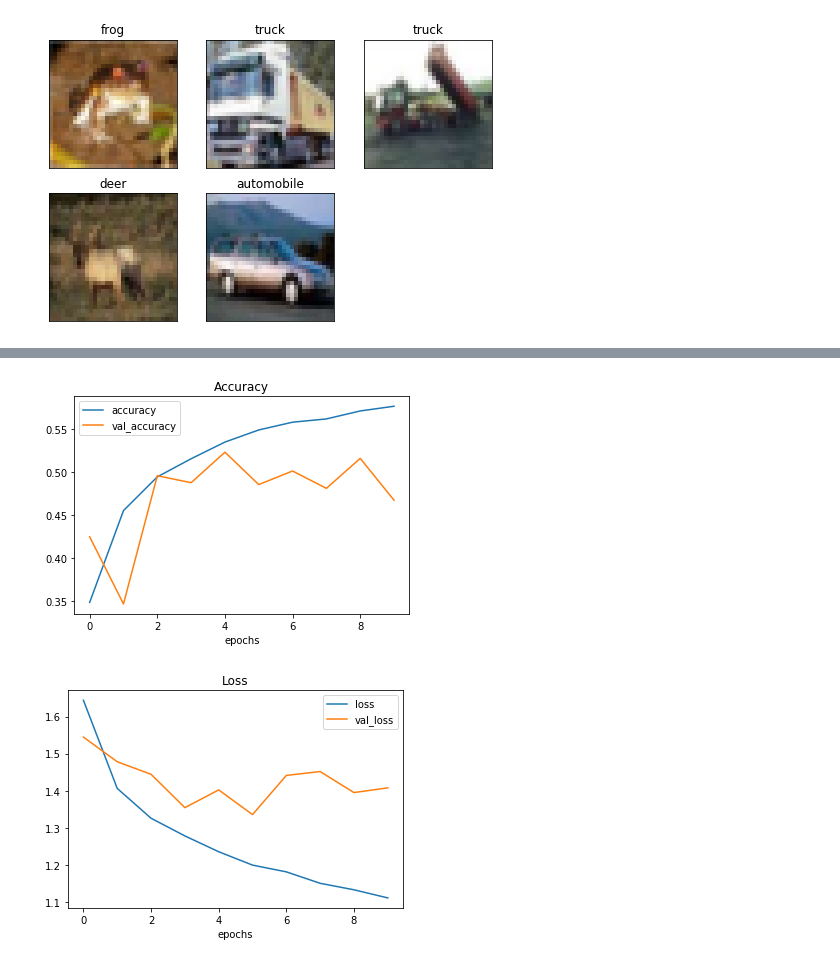
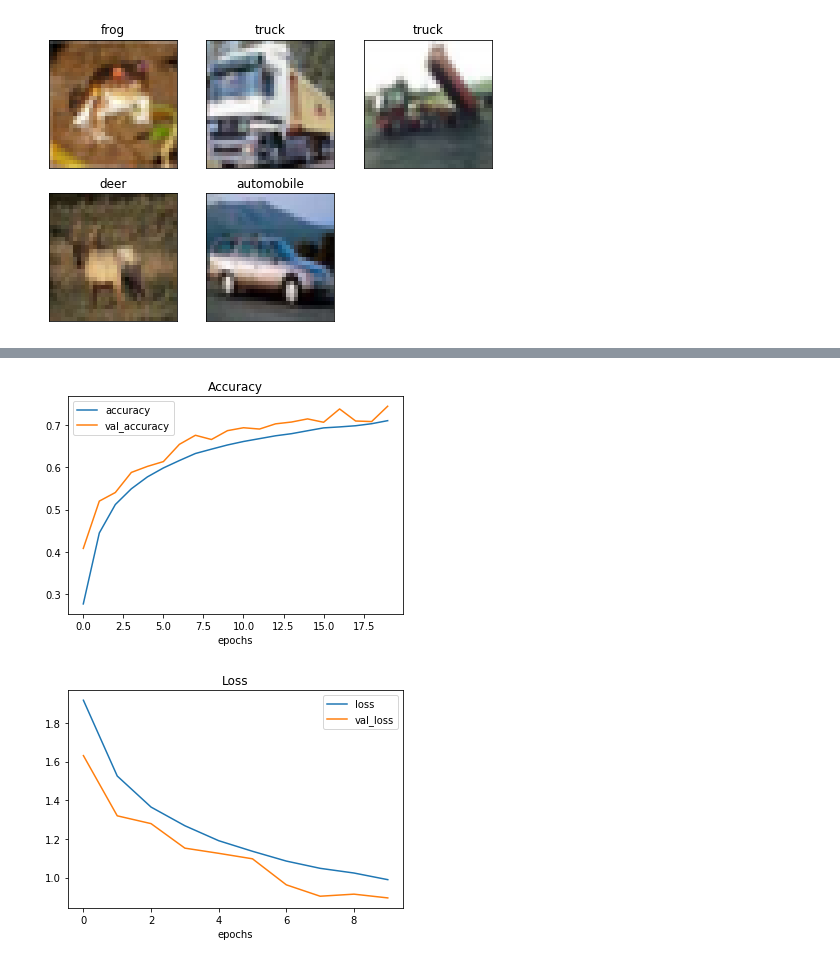
Before and after one commit to GustavLundberg/cifar, a Jupyter notebook: cifar.ipynb, the cells around one changed output, grey strips where cells are left out. Drawn from its saved outputs; the diff is of its cells as text; code cells hidden in the pictures.

Commit message:
Added accuracy and alignment of the printing during training

```diff
--- a/cifar.ipynb
+++ b/cifar.ipynb
@@ -89,24 +89,24 @@ test_images = test_images / 255
 # %%
 model = models.Sequential()
 
-model.add(layers.Conv2D(32, (3, 3), input_shape = (32, 32, 3), activation = 'relu'))#, data_format='channels_last'))
+model.add(layers.Conv2D(64, (3, 3), input_shape = (32, 32, 3), activation = 'relu'))#, data_format='channels_last'))
 model.add(layers.Dropout(rate = 0.5))
 
-#model.add(layers.BatchNormalization())
-model.add(layers.Conv2D(32, (3, 3), activation = 'relu'))
-#model.add(layers.Dropout(rate = 0.5))
+model.add(layers.Conv2D(64, (3, 3), activation = 'relu'))
 model.add(layers.MaxPooling2D((2, 2)))
 
-#model.add(layers.BatchNormalization())
-model.add(layers.Conv2D(32, (3, 3), activation = 'relu'))
+model.add(layers.Conv2D(64, (3, 3), activation = 'relu'))
+model.add(layers.MaxPooling2D((2, 2)))
+
+model.add(layers.Conv2D(64, (3, 3), activation = 'relu'))
 model.add(layers.Dropout(rate = 0.5))
 
 model.add(layers.BatchNormalization())
+
 model.add(layers.Conv2D(32, (3, 3), activation = 'relu'))
 model.add(layers.Dropout(rate = 0.5))
 
 model.add(layers.Flatten())
-#model.add(layers.Dense(16, activation = 'relu'))
 model.add(layers.Dense(num_classes, activation = 'softmax'))
 
 model.summary()
@@ -178,13 +178,13 @@ Epoch 10/10
 # %%
 ### Evaluating the model - accuracy ###
-plt.plot(history.history['accuracy'], label = 'accuracy')
-plt.plot(history.history['val_accuracy'], label = 'val_accuracy')
+plt.plot(np.append(saving_history.history['accuracy'], history.history['accuracy']), label = 'accuracy')
+plt.plot(np.append(saving_history.history['val_accuracy'], history.history['val_accuracy']), label = 'val_accuracy')
 plt.title('Accuracy')
 plt.xlabel('epochs')
 plt.legend()
 plt.show()
 # %% [output]
-[figure, old version]
+[figure, new version]
 # %%
 ### Evaluating the model - loss ###
 plt.plot(history.history['loss'], label = 'loss')
@@ -194,4 +194,4 @@ plt.xlabel('epochs')
 plt.legend()
 plt.show()
 # %% [output]
-[figure, old version]
+[figure, new version]
```
Also changed, not shown: parts of 6 cells of this notebook.
